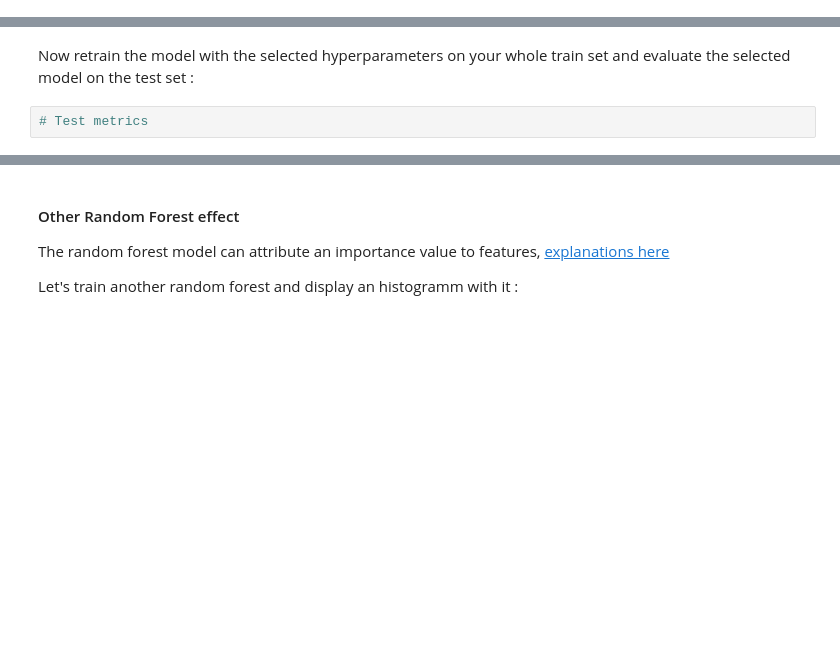
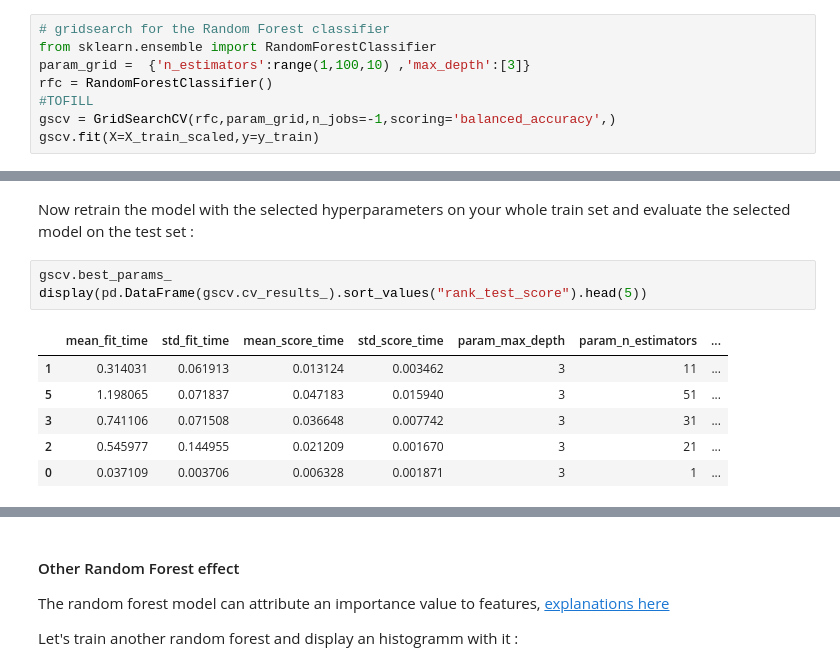
Before and after one commit to thomasmari/DataS3PG, a Jupyter notebook: module/11. ML/2. ML2/Machine_Learning_2.2_EnsembleLearning.ipynb, the cells around one changed output, grey strips where cells are left out. Drawn from its saved outputs; the diff is of its cells as text; blank space fills up the shorter version.

```diff
--- a/module/11. ML/2. ML2/Machine_Learning_2.2_EnsembleLearning.ipynb
+++ b/module/11. ML/2. ML2/Machine_Learning_2.2_EnsembleLearning.ipynb
@@ -314,0 +417,8 @@ We will use grid search on the `n_estimators` and `max_depth` parameters.
+# %%
+# gridsearch for the Random Forest classifier
+from sklearn.ensemble import RandomForestClassifier
+param_grid =  {'n_estimators':range(1,100,10) ,'max_depth':[3]}
+rfc = RandomForestClassifier()
+#TOFILL
+gscv = GridSearchCV(rfc,param_grid,n_jobs=-1,scoring='balanced_accuracy',)
+gscv.fit(X=X_train_scaled,y=y_train)
@@ -318,5 +432,13 @@ How much estimators should we use for obtaining an optimal result? (in terms of
 *answer here*
 # %% [markdown]
 Now retrain the model with the selected hyperparameters on your whole train set and evaluate the selected model on the test set :
-# %%
-# Test metrics
+# %%
+gscv.best_params_
+display(pd.DataFrame(gscv.cv_results_).sort_values("rank_test_score").head(5))
+# %% [output]
+|  | mean_fit_time | std_fit_time | mean_score_time | std_score_time | param_max_depth | param_n_estimators | ... |
+| 1 | 0.314031 | 0.061913 | 0.013124 | 0.003462 | 3 | 11 | ... |
+| 5 | 1.198065 | 0.071837 | 0.047183 | 0.015940 | 3 | 51 | ... |
+| 3 | 0.741106 | 0.071508 | 0.036648 | 0.007742 | 3 | 31 | ... |
+| 2 | 0.545977 | 0.144955 | 0.021209 | 0.001670 | 3 | 21 | ... |
+| 0 | 0.037109 | 0.003706 | 0.006328 | 0.001871 | 3 | 1 | ... |
```
Also changed, not shown: parts of 51 cells of this notebook, 11 other files.
